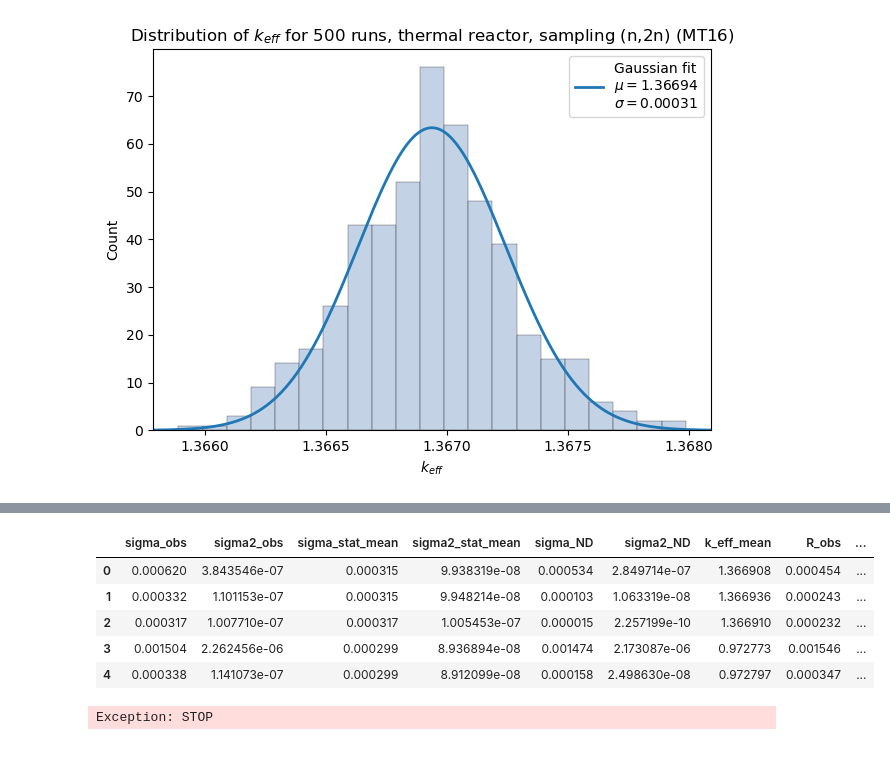
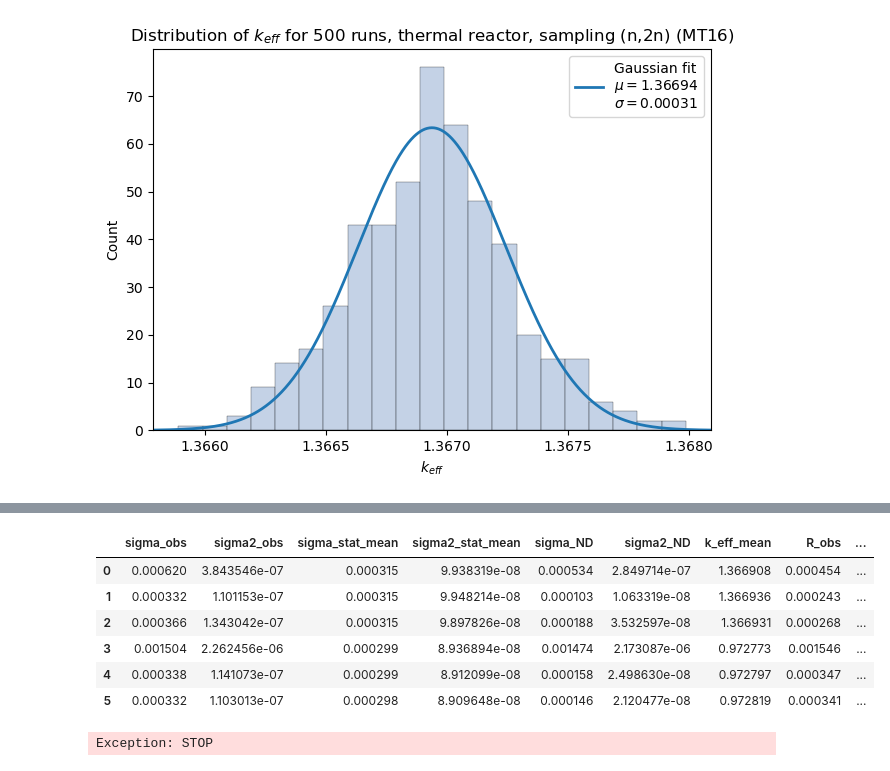
Before and after one commit to Kladdy/master-project, a Jupyter notebook: analysis/runs/R11/plotting/plot.ipynb, the cells around one changed output, grey strips where cells are left out. Drawn from its saved outputs; the diff is of its cells as text; code cells hidden in the pictures.

```diff
--- a/analysis/runs/R11/plotting/plot.ipynb
+++ b/analysis/runs/R11/plotting/plot.ipynb
@@ -123,7 +123,7 @@ for FAST_REACTOR in [False, True]:
 # Save tmc_df to file
 tmc_df.to_pickle(f"tmc_df.pkl")
 
-tmc_df.head()
+display(tmc_df)
 
 # print("")
 # tmc_v1_res = data_tools.perform_TMC_v1(df, FAST_REACTOR=True, MT=16, print_output=True, expected_N_ITERATIONS=500)
@@ -141,17 +140,18 @@ No data for EPITHERMAL, (n,na) (MT22)
 No data for EPITHERMAL, (n,np) (MT28)
 No data for EPITHERMAL, (n,n1) (MT51)
 No data for EPITHERMAL, (n,n2) (MT52)
 No data for EPITHERMAL, (n,$\gamma$) (MT102)
 No data for EPITHERMAL, (n,p) (MT103)
 No data for EPITHERMAL, (n,d) (MT104)
 No data for EPITHERMAL, (n,t) (MT105)
 No data for EPITHERMAL, (n,a) (MT107)
 |  | sigma_obs | sigma2_obs | sigma_stat_mean | sigma2_stat_mean | sigma_ND | sigma2_ND | k_eff_mean | R_obs | ... |
 | 0 | 0.000620 | 3.843546e-07 | 0.000315 | 9.938319e-08 | 0.000534 | 2.849714e-07 | 1.366908 | 0.000454 | ... |
 | 1 | 0.000332 | 1.101153e-07 | 0.000315 | 9.948214e-08 | 0.000103 | 1.063319e-08 | 1.366936 | 0.000243 | ... |
-| 2 | 0.000317 | 1.007710e-07 | 0.000317 | 1.005453e-07 | 0.000015 | 2.257199e-10 | 1.366910 | 0.000232 | ... |
+| 2 | 0.000366 | 1.343042e-07 | 0.000315 | 9.897826e-08 | 0.000188 | 3.532597e-08 | 1.366931 | 0.000268 | ... |
 | 3 | 0.001504 | 2.262456e-06 | 0.000299 | 8.936894e-08 | 0.001474 | 2.173087e-06 | 0.972773 | 0.001546 | ... |
 | 4 | 0.000338 | 1.141073e-07 | 0.000299 | 8.912099e-08 | 0.000158 | 2.498630e-08 | 0.972797 | 0.000347 | ... |
+| 5 | 0.000332 | 1.103013e-07 | 0.000298 | 8.909648e-08 | 0.000146 | 2.120477e-08 | 0.972819 | 0.000341 | ... |
 # %%
 raise Exception("STOP") # Not doing v2 analysis for R11
 # # 26 feb 2023 - correct TMC analysis
```
Also changed, not shown: parts of 2 cells of this notebook, 2 other files.
